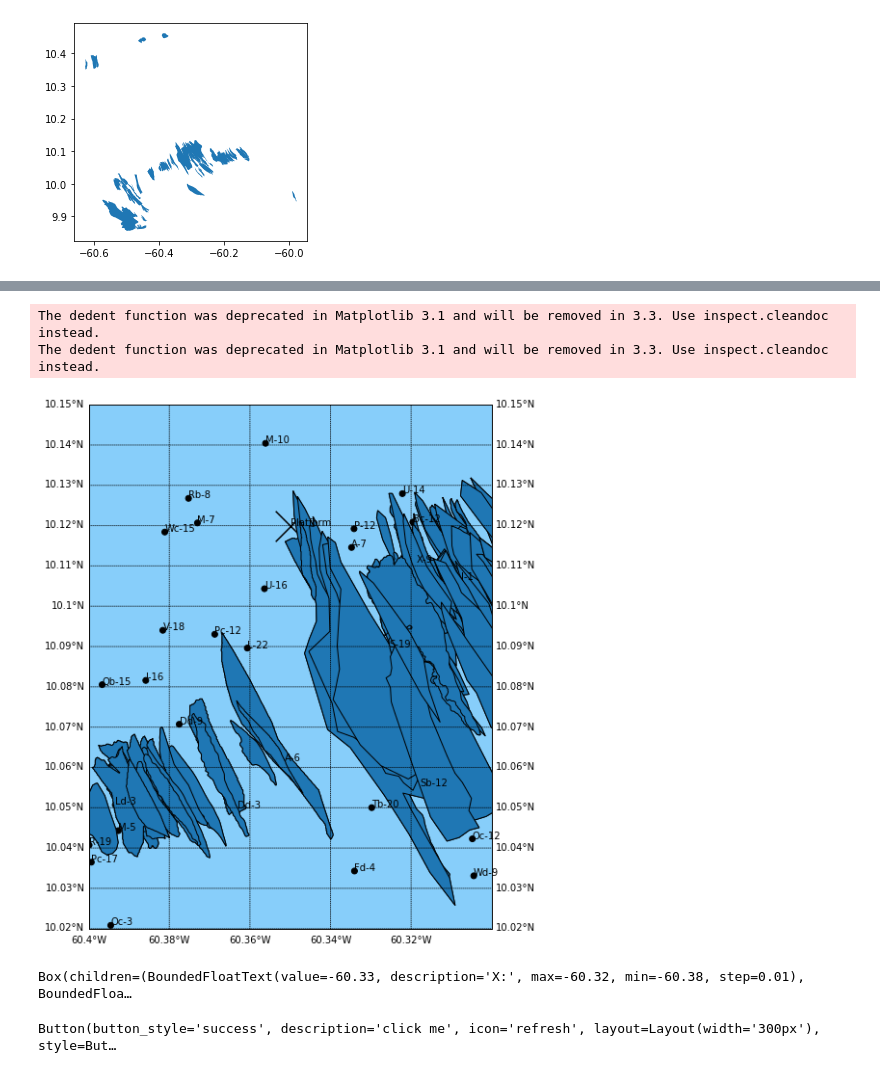
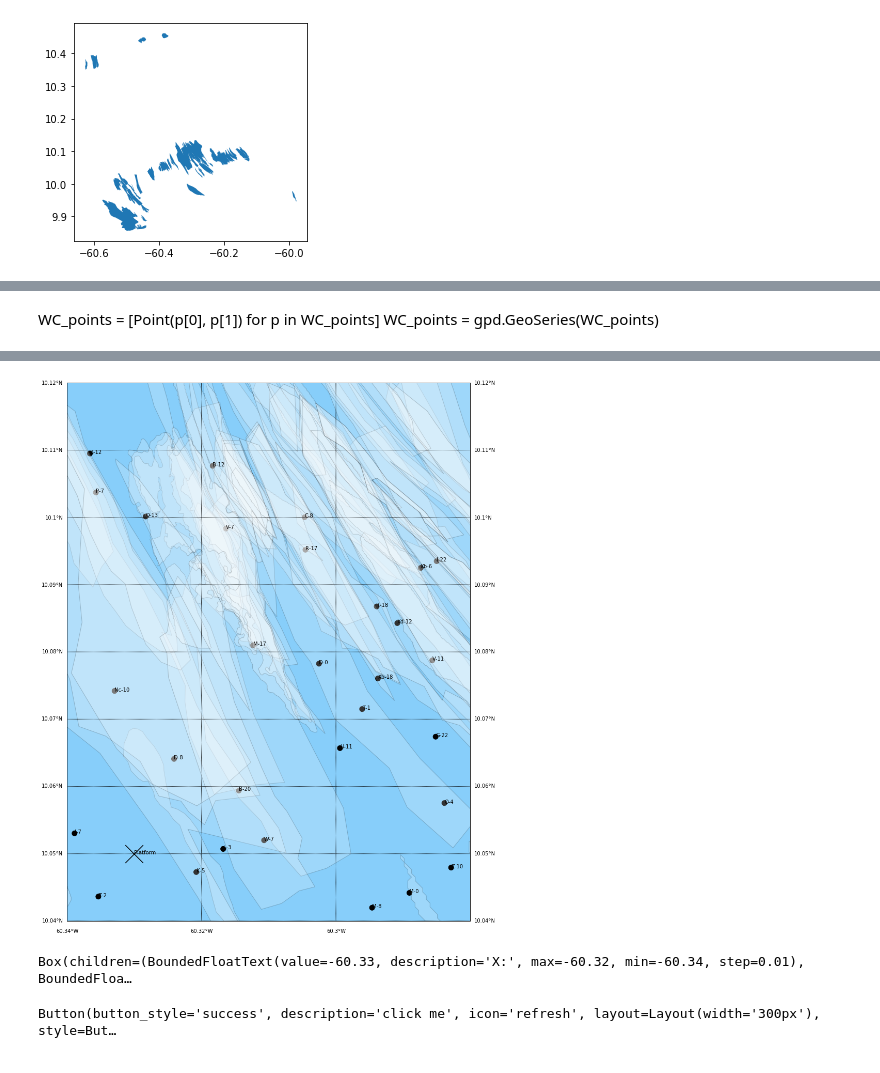
Before and after one commit to pri-bala/GeospatialPoC, a Jupyter notebook: v1-PlatformPositioning.ipynb, the cells around one changed output, grey strips where cells are left out. Saved outputs shown, nothing was run; the diff lists cells and outputs as text; code cells hidden in the pictures.

```diff
--- a/v1-PlatformPositioning.ipynb
+++ b/v1-PlatformPositioning.ipynb
@@ -53,7 +75,11 @@ array([1, 1, 1, 1, 1, 1, 1, 1, 1, 1, 1, 1, 1, 1, 1, 1, 1, 1, 1, 1, 1, 1,
 # %%
-from shapely.geometry.polygon import Polygon
+def TransformMLStoPolygon(str_mlstring):
 
-def TransformMLStoPolygon(str_mlstring):
+    '''
+    Transforms a multilinestring string into a shapely Polygon. X,Y coordinate pairs are extracted from the string.
+    Function is likely to fail if presented with real-data, since we have assumed input as a single multilinestring.
+
+    '''
 
     #Remove string pre and post fix
     str_values = str_mlstring.replace("MULTILINESTRING ((", "").replace("))", "")
@@ -96,2 +110,0 @@ WellConcepts = [GenerateWellConcept(region_x_min, region_x_max, region_y_min, re
-# %%
-WC_name, WC_points, WC_resource = list(zip(*WellConcepts))
@@ -188,28 +143,31 @@ The dedent function was deprecated in Matplotlib 3.1 and will be removed in 3.3.
+# %% [markdown]
+WC_points = [Point(p[0], p[1]) for p in WC_points]
+WC_points = gpd.GeoSeries(WC_points)
 # %%
 from shapely.ops import transform
 from descartes import PolygonPatch
 from matplotlib.collections import PatchCollection
 # %%
-def plot_WC_Platform(WC_Point : Point,WC_name, WC_res: np.array,WC_col, plat_lon, plat_lat, plat_name, figsize):
+def plot_WC_Platform(WC_Point : Point,WC_name, WC_res: np.array,WC_col,
+                     plat_lon, plat_lat, plat_name,
+                     lon_min, lon_max, lat_min, lat_max,
+                     figsize):
 
-    lat_min=region_y_min
-    lat_max=region_y_max
-    lon_min=region_x_min
-    lon_max=region_x_max
 
+    WC_x, WC_y=list(zip(*WC_Point))
 
 
     water = 'lightskyblue'
     earth = 'cornsilk'
 
-    fig, ax = plt.subplots(figsize=(12, 10))
+    fig, ax = plt.subplots(figsize=figsize)
 
     mm = Basemap(
-        width=6000000,
         resolution='i',
         epsg=4326,
         llcrnrlon=lon_min,
         llcrnrlat=lat_min,
+
         urcrnrlon=lon_max,
         urcrnrlat=lat_max,
         lon_0=(lon_min+lon_max)/2,
@@ -233,18 +191,18 @@ def plot_WC_Platform(WC_Point : Point,WC_name, WC_res: np.array,WC_col, plat_lon
 
 
     #PLATFORM
-    mm.scatter(plat_lon, plat_lat, marker='x', s=1000,label='plat', c="#000000")
+    mm.scatter(plat_lon, plat_lat, marker='x', s=1200,label='plat', c="#000000")
     #Convert lat long to map xy
     platx, platy = mm(plat_lon, plat_lat)
     ax.annotate(plat_name, (platx, platy))
 
 
     #WC -x,y needs renaming to lon lat
-    mm.scatter(WC_Point.x, WC_Point.y, c=WC_col)
+    mm.scatter(WC_x, WC_y, c=WC_col, s=100)
 
     #Well concept labels
     for i, x in enumerate(WC_name):
-        wcx, wcy = mm(WC_Point[i].x, WC_Point[i].y)
+        wcx, wcy = mm(WC_x[i], WC_y[i])
 
         ax.annotate(WC_name[i], ([wcx, wcy]), zorder=2)
 
@@ -253,17 +211,17 @@ def plot_WC_Platform(WC_Point : Point,WC_name, WC_res: np.array,WC_col, plat_lon
 
 
     #POLYGONS
+    patches = []
     for poly in gs_targPoly:
         mmpoly = transform(mm, poly)
         patches.append(PolygonPatch(mmpoly))
 
-    ax.add_collection(PatchCollection(patches,match_original=True))
-
-#    x, y = mm(juneau_lon, juneau_lat)
-#    juneau = mm.scatter(x, y, 80, label="Juneau", color='red', zorder=10)
+    ax.add_collection(PatchCollection(patches,match_original=True, facecolor="#FFFFFF", alpha=0.2))
 
 
 
+WC_name, WC_points, WC_resource = UpdateWellConceptData(30, -60.34,-60.28,10.04,10.12, )
+
 c = ["#000000" for i in range(len(WC_name))]
-plot_WC_Platform(WC_points, WC_name, WC_resource, c , -60.35,10.12,"Platform",(10,10))
+plot_WC_Platform(WC_points, WC_name, WC_resource, c , -60.33,10.05,"Platform", -60.34,-60.28,10.04,10.12,(14,22))
 # %% [output]
@@ -271,6 +230,4 @@ warning: width and height keywords ignored for Cylindrical Equidistant projectio
-The dedent function was deprecated in Matplotlib 3.1 and will be removed in 3.3. Use inspect.cleandoc instead.
-The dedent function was deprecated in Matplotlib 3.1 and will be removed in 3.3. Use inspect.cleandoc instead.
-[figure, old version]
+[figure, new version]
 # %%
 def CreamMe(plat_x, plat_y, innerradius, outerradius, figsize):
 
@@ -339,6 +297,15 @@ widgets.BoundedFloatText(
 from IPython.display import display
 
 output = widgets.Output(layout={'border': '1px solid black'})
+
+
+lon_min = -60.34
+lon_max = -60.28
+lat_min = 10.06
+lat_max = 10.12
+n_concepts = 30
+
+WC_name, WC_points, WC_resource = UpdateWellConceptData(n_concepts, lon_min, lon_max, lat_min, lat_max)
 
 
 def on_button_clicked(event):
@@ -350,10 +317,9 @@ def on_button_clicked(event):
         radius = userInputs[2].value
         WC_colors = GetWCColors(WC_points,plat_x, plat_y, radius, radius*1.3)
 
-        plot_WC_Platform(WC_points, WC_name, WC_resource, WC_colors, plat_x,plat_y,"platform", (12,10))
+        plot_WC_Platform(WC_points, WC_name, WC_resource, WC_colors, plat_x,plat_y,"platform", lon_min, lon_max, lat_min, lat_max,  (14,18))
         CreamMe(plat_x, plat_y, radius,radius*1.3, (5,5))
 
-        print("Button clicked.")
 
 button = widgets.Button(
     description='click me',
@@ -368,7 +334,7 @@ display(widgets.Box(userInputs), button)
 
 button.on_click(on_button_clicked)
 # %% [output]
-Box(children=(BoundedFloatText(value=-60.33, description='X:', max=-60.32, min=-60.38, step=0.01), BoundedFloa…
+Box(children=(BoundedFloatText(value=-60.33, description='X:', max=-60.32, min=-60.34, step=0.01), BoundedFloa…
 Button(button_style='success', description='click me', icon='refresh', layout=Layout(width='300px'), style=But…
 # %%
 output
```
Also changed, not shown: parts of 29 cells of this notebook.
